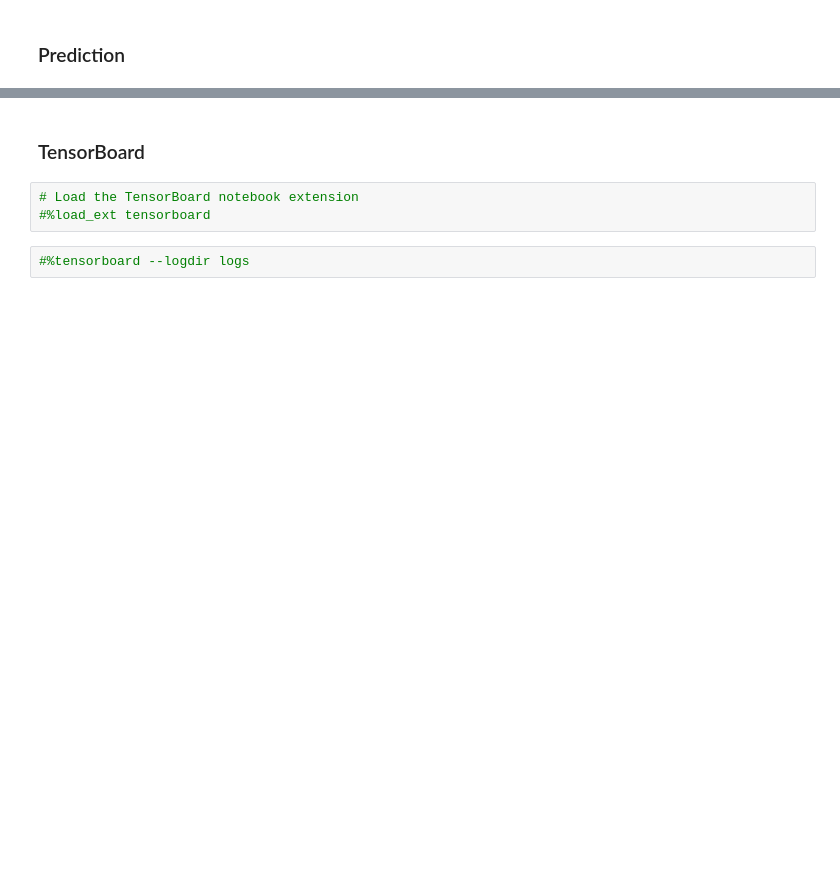
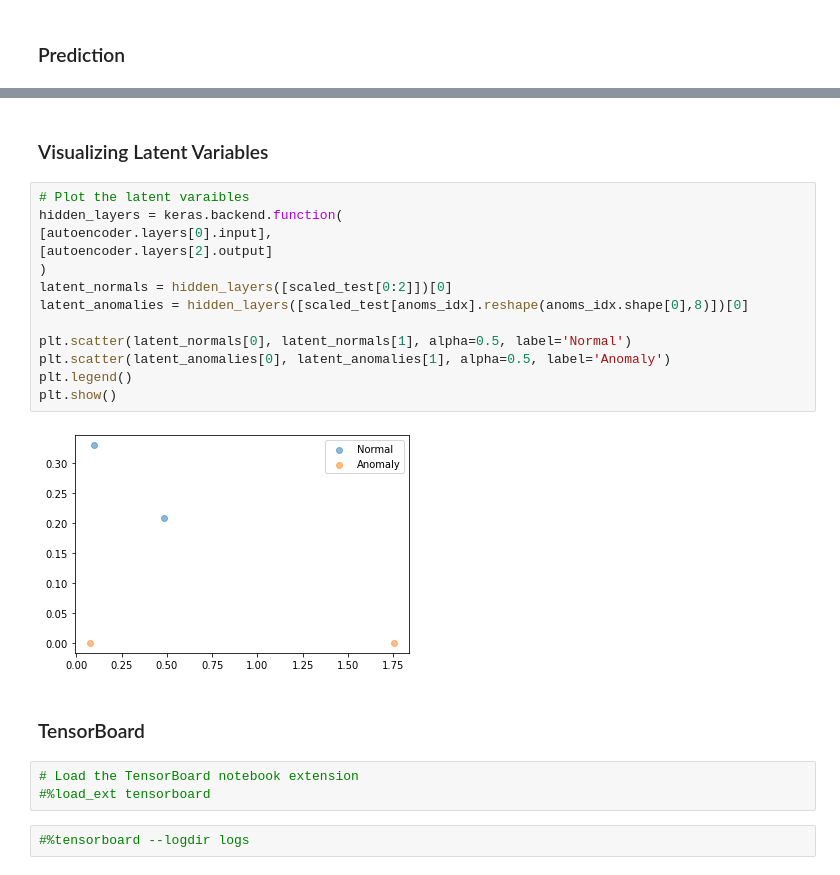
Before and after one commit to rickqiu/deep-learning, a Jupyter notebook: AE_for_Anomaly_Detection.ipynb, the cells around one changed output, grey strips where cells are left out. Saved outputs shown, nothing was run; the diff lists cells and outputs as text; blank space fills up the shorter version.

Commit message:
add visulizing latent variables

```diff
--- a/AE_for_Anomaly_Detection.ipynb
+++ b/AE_for_Anomaly_Detection.ipynb
@@ -239,4 +237,21 @@ for anom in anomalies:
 ['X', 'Y', 'D', 'C', '2', 'D', 'C', 'A']
+# %% [markdown]
+### Visualizing Latent Variables
+# %%
+# Plot the latent varaibles
+hidden_layers = keras.backend.function(
+[autoencoder.layers[0].input],
+[autoencoder.layers[2].output]
+)
+latent_normals = hidden_layers([scaled_test[0:2]])[0]
+latent_anomalies = hidden_layers([scaled_test[anoms_idx].reshape(anoms_idx.shape[0],8)])[0]
+
+plt.scatter(latent_normals[0], latent_normals[1], alpha=0.5, label='Normal')
+plt.scatter(latent_anomalies[0], latent_anomalies[1], alpha=0.5, label='Anomaly')
+plt.legend()
+plt.show()
+# %% [output]
+[figure, added]
 # %% [markdown]
 ### TensorBoard
 # %%
```
Also changed, not shown: parts of 9 cells of this notebook.
